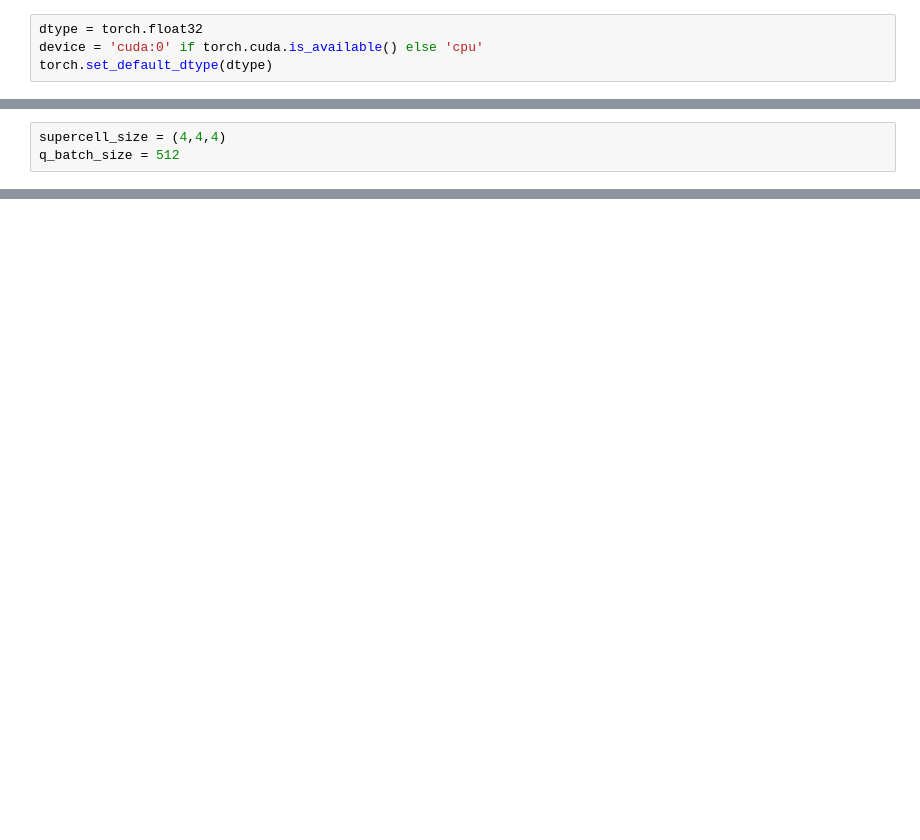
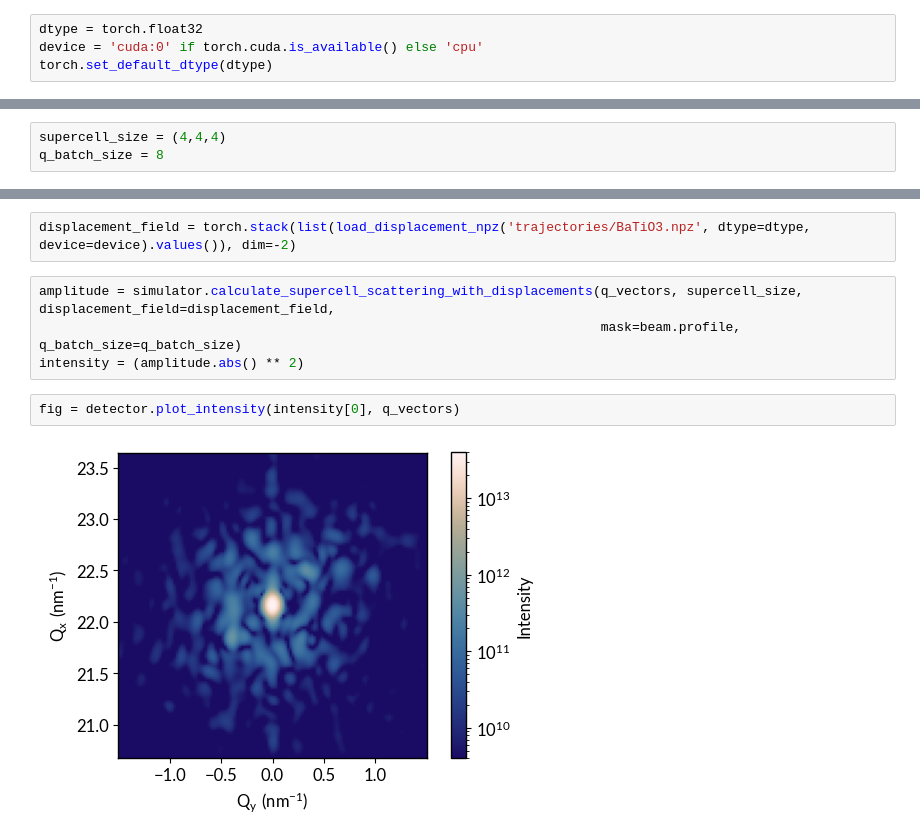
Before and after one commit to ninarina12/AI-DINO, a Jupyter notebook: simple_demo.ipynb, the cells around one changed output, grey strips where cells are left out. Cells and saved outputs as stored; diff of their text form; blank space fills up the shorter version.

```diff
--- a/simple_demo.ipynb
+++ b/simple_demo.ipynb
@@ -100,6 +109,6 @@ Oversampling ratio: 21.83308219909668
 # %%
 supercell_size = (4,4,4)
-q_batch_size = 512
+q_batch_size = 8
 # %%
 beam = GaussianBeam(
     wavelength = wavelength,
@@ -129,0 +140,10 @@ fig = detector.plot_intensity(intensity[0], q_vectors)
+# %%
+displacement_field = torch.stack(list(load_displacement_npz('trajectories/BaTiO3.npz', dtype=dtype, device=device).values()), dim=-2)
+# %%
+amplitude = simulator.calculate_supercell_scattering_with_displacements(q_vectors, supercell_size, displacement_field=displacement_field,
+                                                                        mask=beam.profile, q_batch_size=q_batch_size)
+intensity = (amplitude.abs() ** 2)
+# %%
+fig = detector.plot_intensity(intensity[0], q_vectors)
+# %% [output]
+[figure, added]
```
Also changed, not shown: parts of 12 cells of this notebook, 3 other files.
